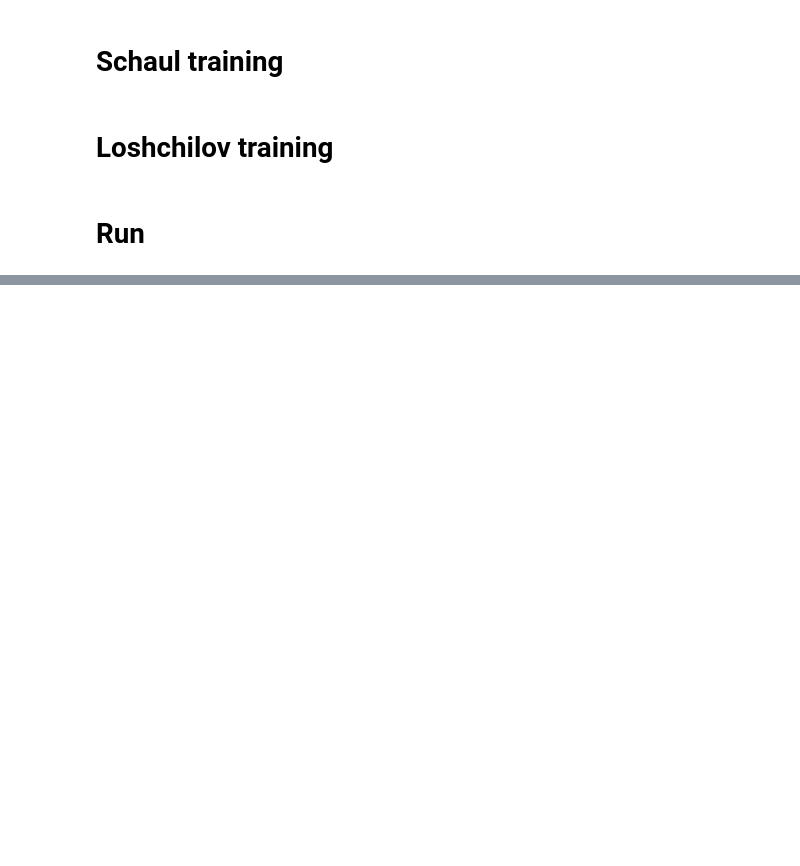
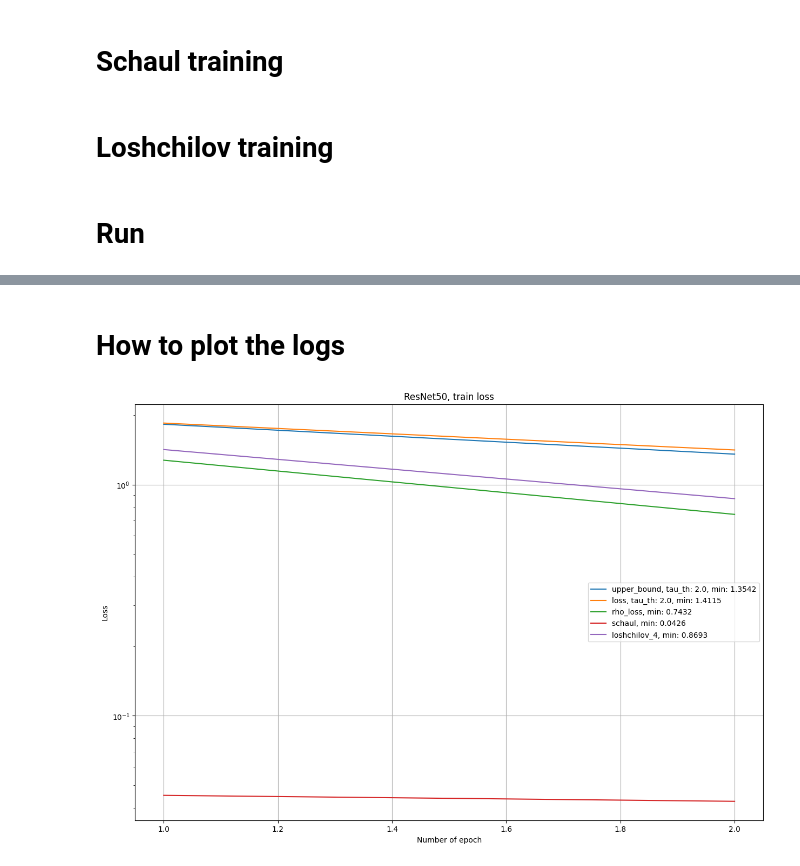
Before and after one commit to Stanpie3/importance_sampling, a Jupyter notebook: main.ipynb, the cells around one changed output, grey strips where cells are left out. Cells and saved outputs as stored; diff of their text form; code cells hidden in the pictures; blank space fills up the shorter version.

```diff
--- a/main.ipynb
+++ b/main.ipynb
@@ -215,0 +277,48 @@ NameError: name 'train_dataloader' is not defined
+# %% [markdown]
+# How to plot the logs
+# %%
+from src.utils.common import UnCallBack
+import matplotlib.pyplot as plt
+import numpy as np
+%matplotlib inline
+
+
+methods = ["upper_bound","loss","rho_loss", "schaul", "loshchilov_4" ]
+
+callabacks = []
+for name in methods:
+    try:
+        callaback =  UnCallBack.load(f"callbacks/{name}.pickle")
+        callaback.meta["name"] = name
+        callabacks.append(callaback)
+    except:
+        print(f"can't fild the callbacks/{name}.pickle")
+
+
+
+plt.figure(figsize=(15, 10))
+plt.title('ResNet50, train loss')
+plt.xlabel('Number of epoch')
+plt.ylabel('Loss')
+
+def smoth(x, N_ = 5):
+    return np.convolve([1.0/N_]*N_,x,"valid")
+
+length = min( len(i.train_loss) for i in callabacks)
+
+for callback in callabacks:
+    suffix = ""
+    if "tau_th" in callback.meta:
+        suffix = f', tau_th: {callback.meta["tau_th"]}'
+    name = callback.meta["name"]
+    min_loss = min(callback.train_loss[0:length])
+    y = smoth(callback.train_loss[0:length],1)
+    epochs = np.arange(length) + 1
+    plt.plot(epochs, y , label=f'{name}{suffix}, min: {min_loss:.4f}')
+
+plt.legend()
+plt.yscale("log")
+plt.grid(True)
+plt.show()
+# %% [output]
+[figure, added]
```
Also changed, not shown: parts of 12 cells of this notebook, 7 other files.
